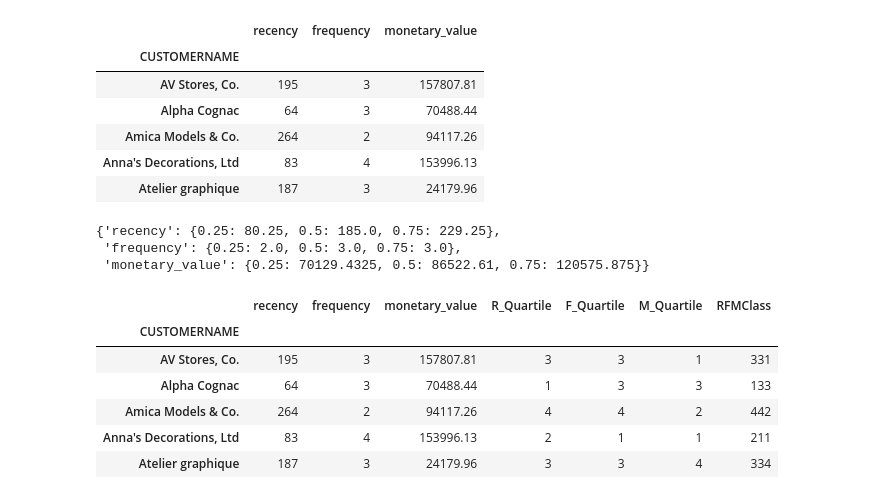
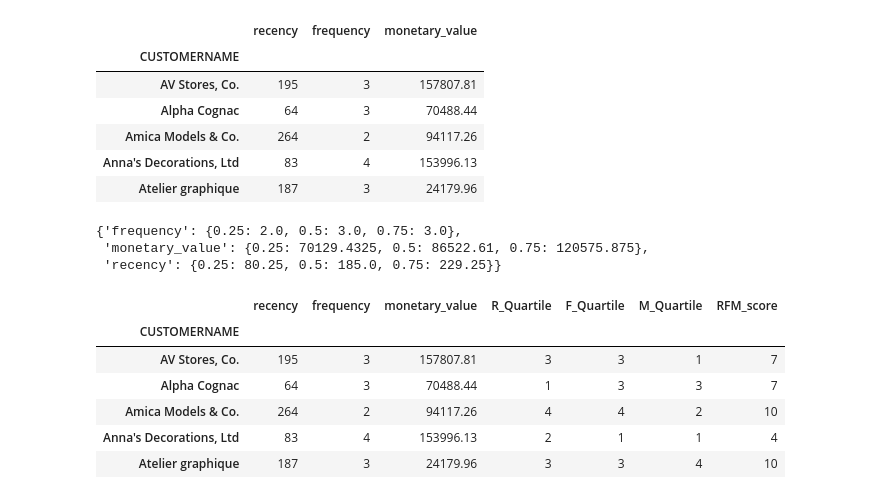
Before and after one commit to bundickm/Sales-Analysis-and-Dashboard, a Jupyter notebook: RFM_Analysis.ipynb, the cells around one changed output. Saved outputs shown, nothing was run; the diff lists cells and outputs as text; code cells hidden in the pictures.

```diff
--- a/RFM_Analysis.ipynb
+++ b/RFM_Analysis.ipynb
@@ -8,7 +12,7 @@ import warnings
 warnings.filterwarnings('ignore')
 pd.set_option('display.max_columns', None)
 # %%
-df = pd.read_csv('sales_data_sample.csv', encoding='unicode_escape')
+df = pd.read_csv('https://raw.githubusercontent.com/bundickm/Sales-Analysis-and-Dashboard/master/sales_data_sample.csv', encoding='unicode_escape')
 df.shape
 # %% [output]
 (2823, 25)
@@ -104,46 +108,43 @@ rfm_table.head()
 quantiles = rfm_table.quantile(q=[0.25,0.5,0.75]).to_dict()
 quantiles
 # %% [output]
-{'recency': {0.25: 80.25, 0.5: 185.0, 0.75: 229.25},
- 'frequency': {0.25: 2.0, 0.5: 3.0, 0.75: 3.0},
- 'monetary_value': {0.25: 70129.4325, 0.5: 86522.61, 0.75: 120575.875}}
+{'frequency': {0.25: 2.0, 0.5: 3.0, 0.75: 3.0},
+ 'monetary_value': {0.25: 70129.4325, 0.5: 86522.61, 0.75: 120575.875},
+ 'recency': {0.25: 80.25, 0.5: 185.0, 0.75: 229.25}}
 # %%
-# Arguments (x = value, p = recency, monetary_value, frequency, k = quartiles dict)
-def R_Class(x, p, d):
-    if x <= d[p][0.25]:
+def R_Class(value, category, quartile_dict):
+    if value <= quartile_dict[category][0.25]:
         return 1
-    elif x <= d[p][0.50]:
+    elif value <= quartile_dict[category][0.50]:
         return 2
-    elif x <= d[p][0.75]:
+    elif value <= quartile_dict[category][0.75]:
         return 3
     else:
         return 4
 
-# Arguments (x = value, p = recency, monetary_value, frequency, k = quartiles dict)
-def FM_Class(x,p,d):
-    if x <= d[p][0.25]:
+
+def FM_Class(value, category, quartile_dict):
+    if value <= quartile_dict[category][0.25]:
         return 4
-    elif x <= d[p][0.50]:
+    elif value <= quartile_dict[category][0.50]:
         return 3
-    elif x <= d[p][0.75]:
+    elif value <= quartile_dict[category][0.75]:
         return 2
     else:
         return 1
 # %%
-rfm_table['R_Quartile'] = rfm_table['recency'].apply(R_Class, args=('recency',quantiles,))
-rfm_table['F_Quartile'] = rfm_table['frequency'].apply(FM_Class, args=('frequency',quantiles,))
-rfm_table['M_Quartile'] = rfm_table['monetary_value'].apply(FM_Class, args=('monetary_value',quantiles,))
+rfm_table['R_Quartile'] = rfm_table['recency'].apply(R_Class, args=('recency', quantiles,))
+rfm_table['F_Quartile'] = rfm_table['frequency'].apply(FM_Class, args=('frequency', quantiles,))
+rfm_table['M_Quartile'] = rfm_table['monetary_value'].apply(FM_Class, args=('monetary_value', quantiles,))
 
-rfm_table['RFMClass'] = (rfm_table['R_Quartile'].map(str)
-                        + rfm_table['F_Quartile'].map(str)
-                        + rfm_table['M_Quartile'].map(str))
+rfm_table['RFM_score'] = rfm_table[['R_Quartile', 'F_Quartile', 'M_Quartile']].sum(axis=1)
 
 rfm_table.head()
 # %% [output]
-|  | recency | frequency | monetary_value | R_Quartile | F_Quartile | M_Quartile | RFMClass |
+|  | recency | frequency | monetary_value | R_Quartile | F_Quartile | M_Quartile | RFM_score |
 | CUSTOMERNAME |  |  |  |  |  |  |  |
-| AV Stores, Co. | 195 | 3 | 157807.81 | 3 | 3 | 1 | 331 |
-| Alpha Cognac | 64 | 3 | 70488.44 | 1 | 3 | 3 | 133 |
-| Amica Models & Co. | 264 | 2 | 94117.26 | 4 | 4 | 2 | 442 |
-| Anna's Decorations, Ltd | 83 | 4 | 153996.13 | 2 | 1 | 1 | 211 |
-| Atelier graphique | 187 | 3 | 24179.96 | 3 | 3 | 4 | 334 |
+| AV Stores, Co. | 195 | 3 | 157807.81 | 3 | 3 | 1 | 7 |
+| Alpha Cognac | 64 | 3 | 70488.44 | 1 | 3 | 3 | 7 |
+| Amica Models & Co. | 264 | 2 | 94117.26 | 4 | 4 | 2 | 10 |
+| Anna's Decorations, Ltd | 83 | 4 | 153996.13 | 2 | 1 | 1 | 4 |
+| Atelier graphique | 187 | 3 | 24179.96 | 3 | 3 | 4 | 10 |
```
Also changed, not shown: parts of 23 cells of this notebook.
